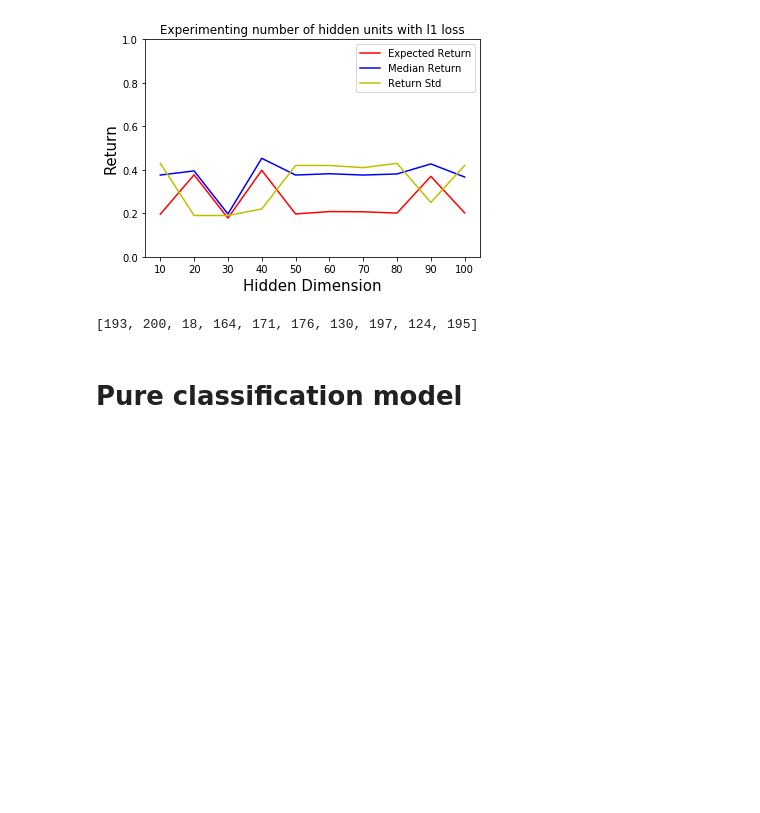
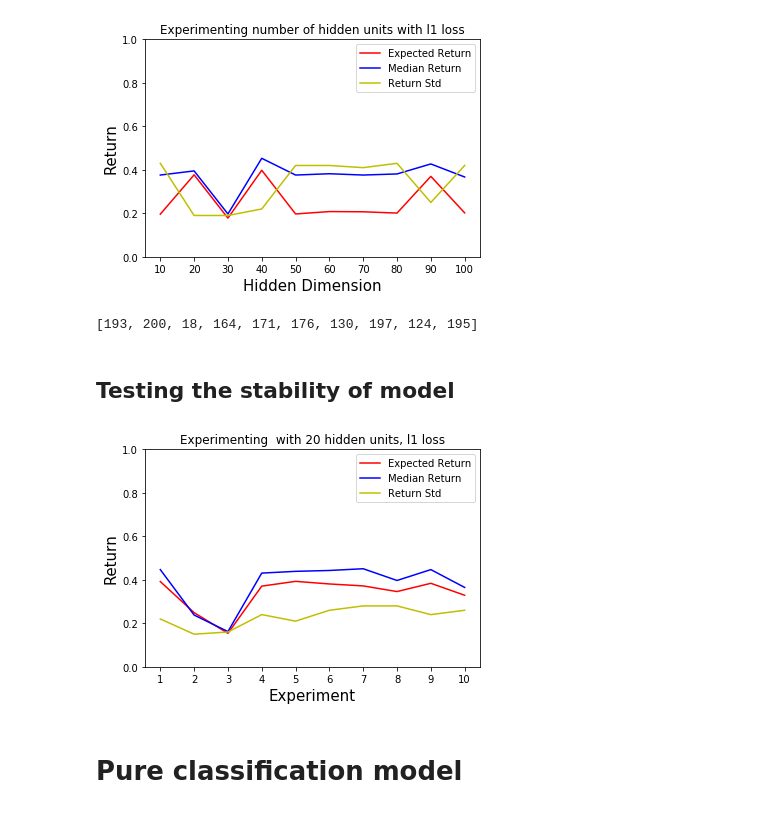
Before and after one commit to tomahawklin/LoanPrediction, a Jupyter notebook: src/LoanAnalysis.ipynb, the cells around one changed output. Drawn from its saved outputs; the diff is of its cells as text; code cells hidden in the pictures; blank space fills up the shorter version.

Commit message:
Plots update

```diff
--- a/src/LoanAnalysis.ipynb
+++ b/src/LoanAnalysis.ipynb
@@ -191,6 +195,38 @@ plt.show()
 epoch
 # %% [output]
 [193, 200, 18, 164, 171, 176, 130, 197, 124, 195]
+# %% [markdown]
+## Testing the stability of model
+# %%
+f = open('output/l1d20.out', 'r')
+exp_ret = []
+med_ret = []
+std_ret = []
+epoch = []
+for line in f:
+    if 'Best' in line:
+        line = line.split()
+        exp_ret.append(float(line[3][:-1]))
+        med_ret.append(float(line[5][:-1]))
+        std_ret.append(float(line[7][:-1]))
+        epoch.append(int(line[10][:-1]))
+f.close()
+x_ticks = list(range(10))
+x_value = list(range(1, 11))
+fig = plt.figure()
+plt.plot(x_ticks, exp_ret, label='Expected Return', color = 'r')
+plt.plot(x_ticks, med_ret, label='Median Return', color = 'b')
+plt.plot(x_ticks, std_ret, label='Return Std', color = 'y')
+plt.xlabel('Experiment', fontsize=15)
+plt.ylabel('Return', fontsize=15)
+plt.xticks(x_ticks, x_value)
+plt.legend(loc='best')
+plt.title('Experimenting  with 20 hidden units, l1 loss')
+plt.ylim([0,1])
+plt.show()
+#fig.savefig('l1.jpg')
+# %% [output]
+[figure, added]
 # %% [markdown]
 # Pure classification model
 # %% [markdown]
```
Also changed, not shown: parts of 7 cells of this notebook.
